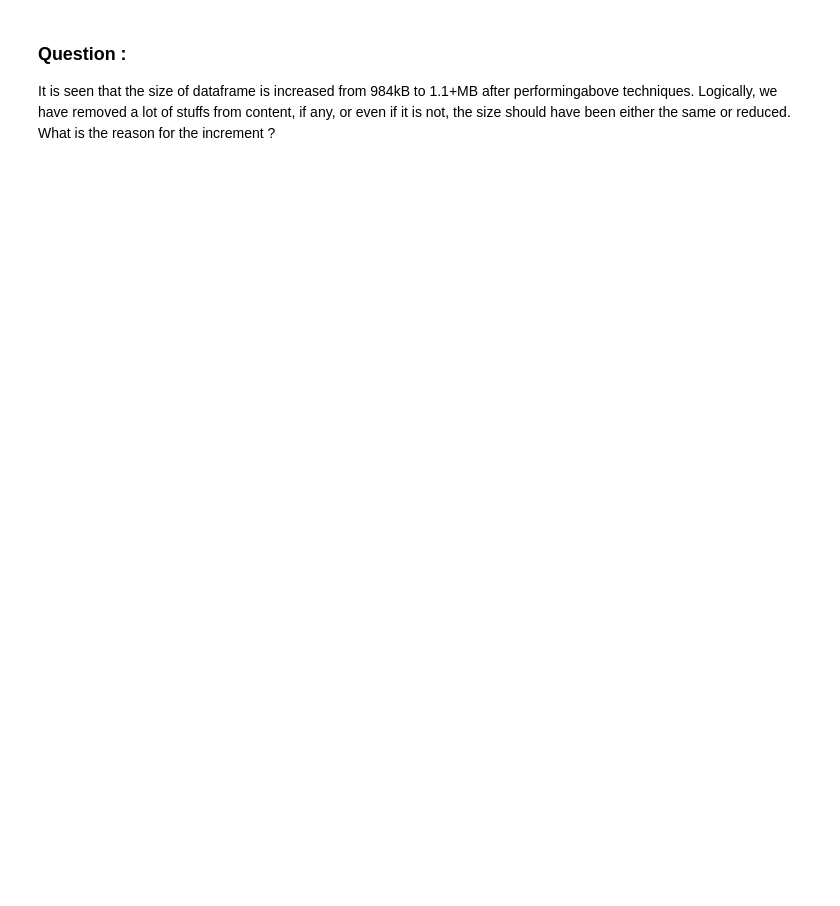
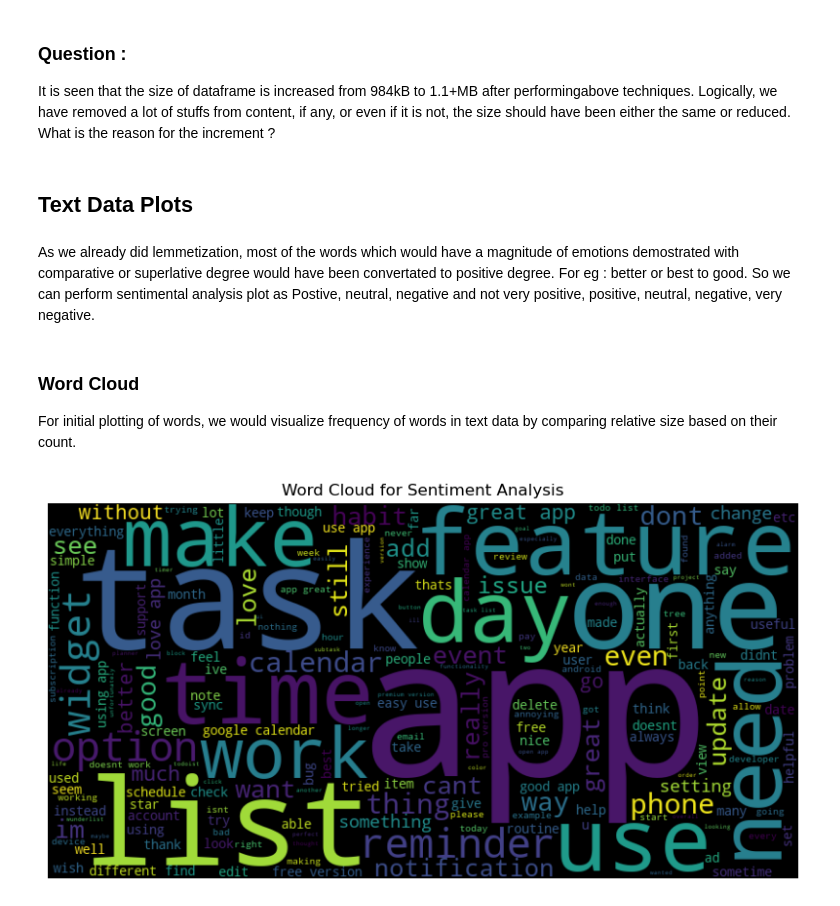
Before and after one commit to springboardmentor112/SentimentAnalysis-TextClassification, a Jupyter notebook: sentimentAnalysis.ipynb, the cells around one changed output. Cells and saved outputs as stored; diff of their text form; code cells hidden in the pictures; blank space fills up the shorter version.

Commit message:
Text plotting and modelling

```diff
--- a/sentimentAnalysis.ipynb
+++ b/sentimentAnalysis.ipynb
@@ -292,3 +447,5 @@ reviewData['content'] = reviewData['content'].apply(lambda x: ' '.join(x.strip()
 # %%
 # removing any special characters using regex
 reviewData['content'] = reviewData['content'].replace('[^a-zA-Z0-9\s]', '', regex=True)
+reviewData['content'] = reviewData['content'].astype('string')
+reviewData.info()
@@ -296,3 +471,5 @@ reviewData['content'] = reviewData['content'].replace('[^a-zA-Z0-9\s]', '', rege
 #removing stop words
 stop_words = set(stopwords.words('english'))
 reviewData['content'] = reviewData['content'].apply(lambda x: ' '.join([word for word in x.split() if word not in stop_words]))
+reviewData['content'] = reviewData['content'].astype('string')
+reviewData.info()
@@ -299,8 +494,12 @@ reviewData['content'] = reviewData['content'].apply(lambda x: ' '.join([word for
 # %%
 # stemming
-stemmer = PorterStemmer()
-reviewData['content'] = reviewData['content'].apply(lambda x: ' '.join([stemmer.stem(word) for word in x.split()]))
+#stemmer = PorterStemmer()
+#reviewData['content'] = reviewData['content'].apply(lambda x: ' '.join([stemmer.stem(word) for word in x.split()]))
+
+# I opted against stemming because I require valid words, linguistic precision, and semantic comprehension in this analysis. Therefore, lemmatization is the better choice.
 # %%
 #lemmatization
 lemmatizer = WordNetLemmatizer()
 reviewData['content'] = reviewData['content'].apply(lambda x: ' '.join([lemmatizer.lemmatize(word) for word in x.split()]))
+reviewData['content'] = reviewData['content'].astype('string')
+reviewData.info()
@@ -336,3 +553,28 @@ reviewData.sample(5)
 # %% [markdown]
 ### Question :
 It is seen that the size of dataframe is increased from 984kB to 1.1+MB after performingabove techniques. Logically, we have removed a lot of stuffs from content, if any, or even if it is not, the size should have been either the same or reduced. What is the reason for the increment ?
+# %% [markdown]
+## Text Data Plots
+# %% [markdown]
+As we already did lemmetization, most of the words which would have a magnitude of emotions demostrated with comparative or superlative degree would have been convertated to positive degree. For eg : better or best to good. So we can perform sentimental analysis plot as Postive, neutral, negative and not very positive, positive, neutral, negative, very negative.
+# %% [markdown]
+### Word Cloud
+For initial plotting of words, we would visualize frequency of words in text data by comparing relative size based on their count.
+# %%
+from wordcloud import WordCloud
+import matplotlib.pyplot as plt
+
+# Concatenate all text data into a single string
+text_data = " ".join(reviewData['content'].dropna())
+
+# Generate word cloud
+wordcloud = WordCloud(width=800, height=400).generate(text_data)
+
+# Display word cloud
+plt.figure(figsize=(10, 5))
+plt.imshow(wordcloud, interpolation='bilinear')
+plt.axis("off")
+plt.title("Word Cloud for Sentiment Analysis")
+plt.show()
+# %% [output]
+[figure, added]
```
Also changed, not shown: parts of 38 cells of this notebook.
